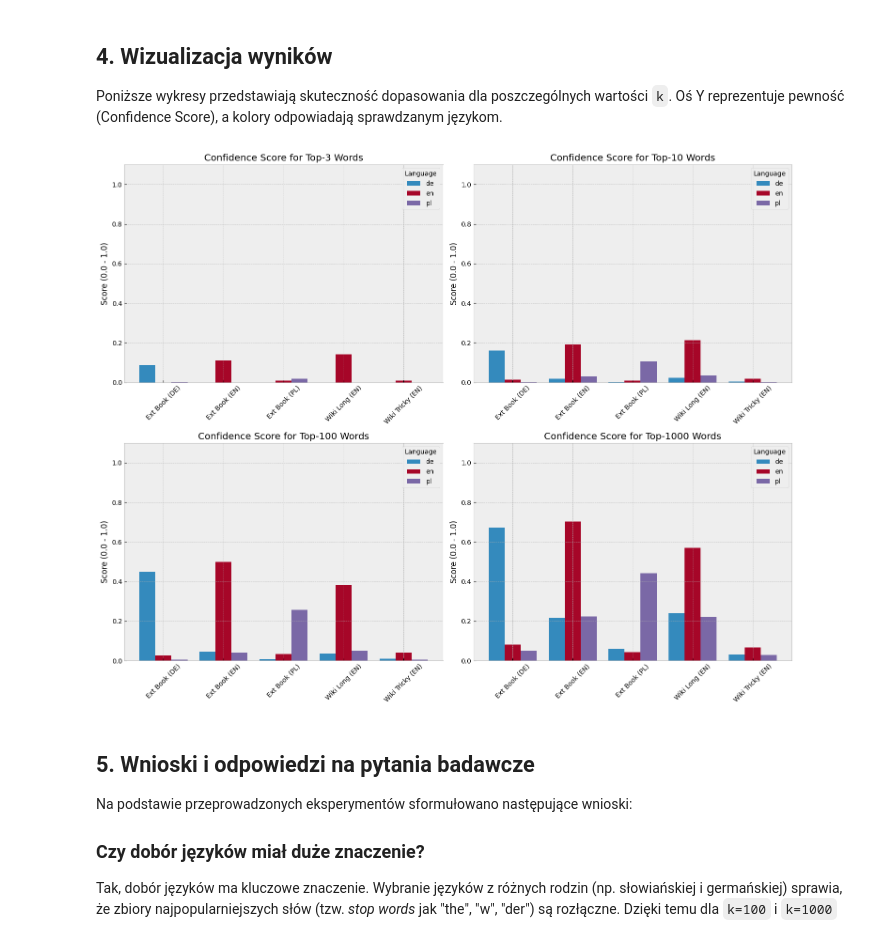
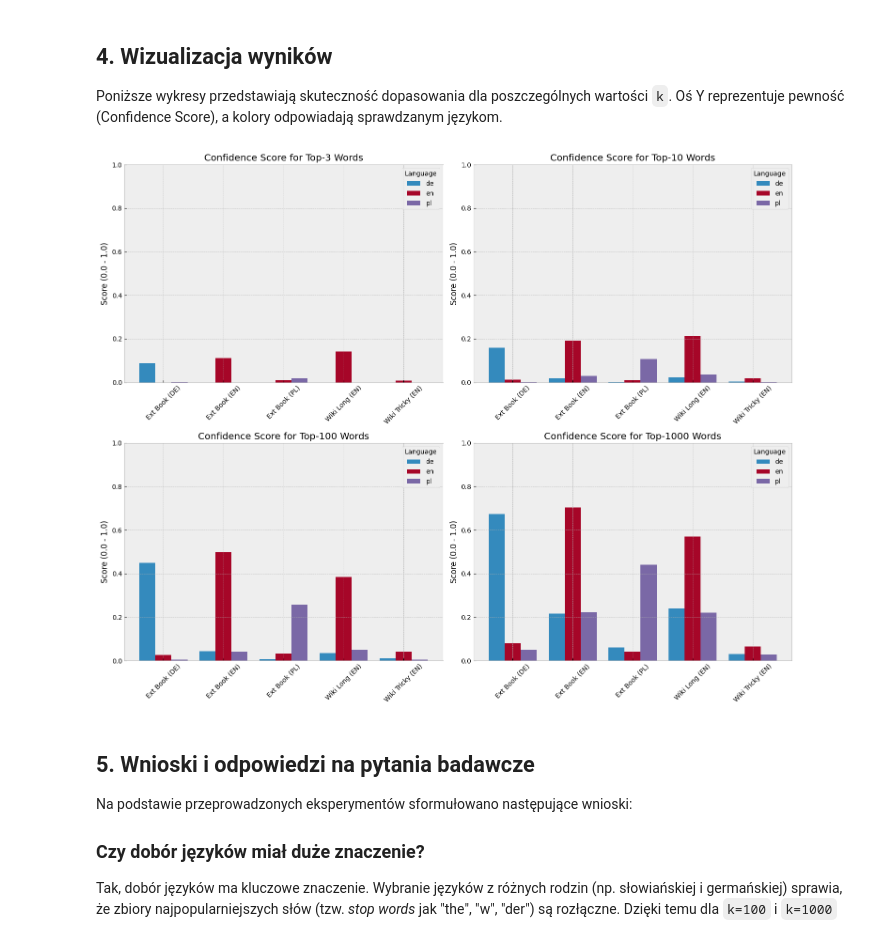
Before and after one commit to jeremiaszosuch/wiki-scraper, a Jupyter notebook: language_analysis.ipynb, the cells around one changed output. Saved outputs shown, nothing was run; the diff lists cells and outputs as text; code cells hidden in the pictures.

Commit message:
style: change single plot height

```diff
--- a/language_analysis.ipynb
+++ b/language_analysis.ipynb
@@ -203,35 +203,35 @@ else:
     for i, k in enumerate(k_values):
         ax = axes[i]
 
         # Filter data for current K
         subset = df_results[df_results["K"] == k]
 
         # Create a pivot table for plotting (Texts x Languages)
         pivot_df = subset.pivot(
             index="Text",
             columns="Language",
             values="Score"
         )
 
         # Plot bar chart
         pivot_df.plot(kind="bar", ax=ax, width=0.8)
 
         # Customizing the plot
         ax.set_title(f"Confidence Score for Top-{k} Words")
         ax.set_ylabel("Score (0.0 - 1.0)")
         ax.set_xlabel("")
-        ax.set_ylim(0, 1.1)
+        ax.set_ylim(0, 1)
         ax.legend(title="Language")
 
         # Rotate x-axis labels for readability
         for tick in ax.get_xticklabels():
             tick.set_rotation(45)
 
     plt.tight_layout()
     plt.show()
     plt.close(fig)
 # %% [output]
-[figure, old version]
+[figure, new version]
 # %% [markdown]
 ## 5. Wnioski i odpowiedzi na pytania badawcze
 
```
